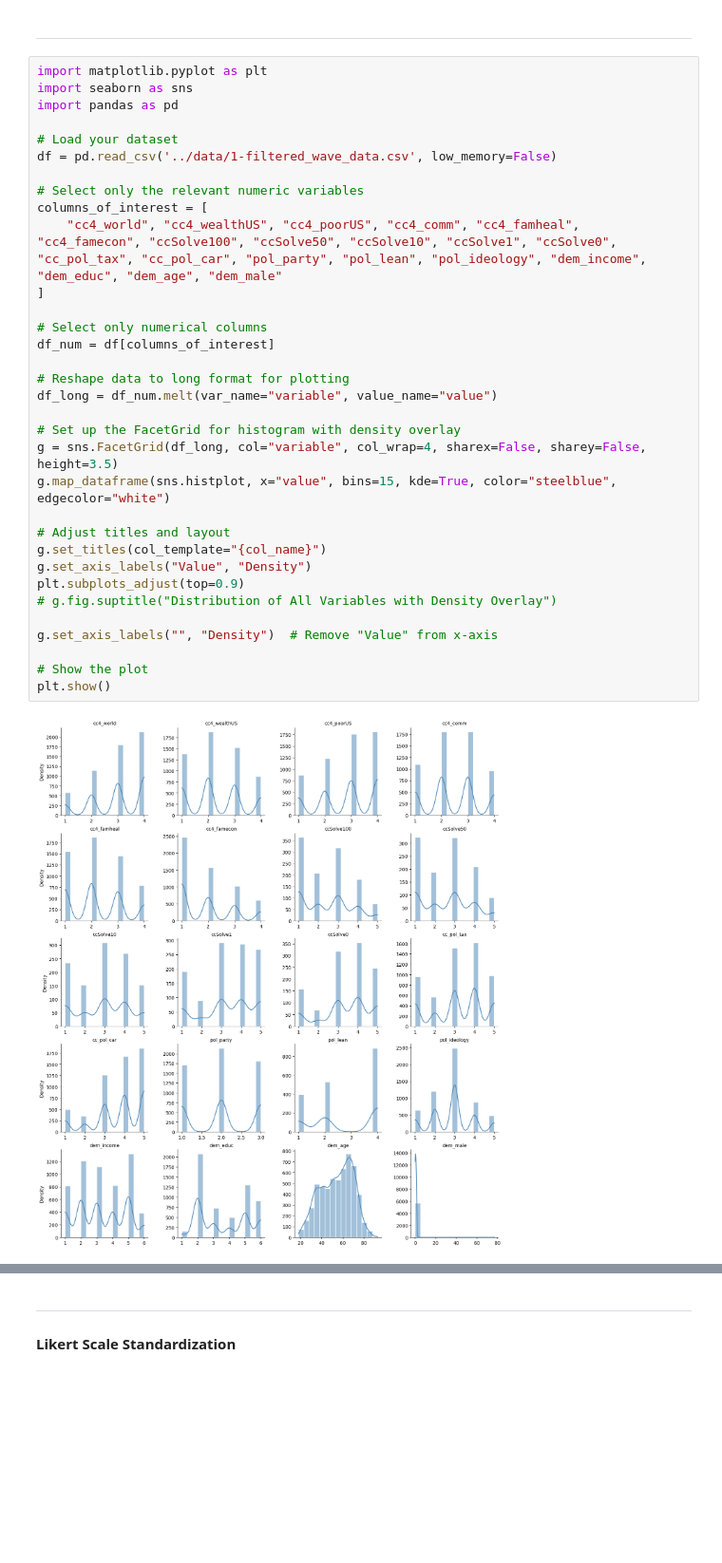
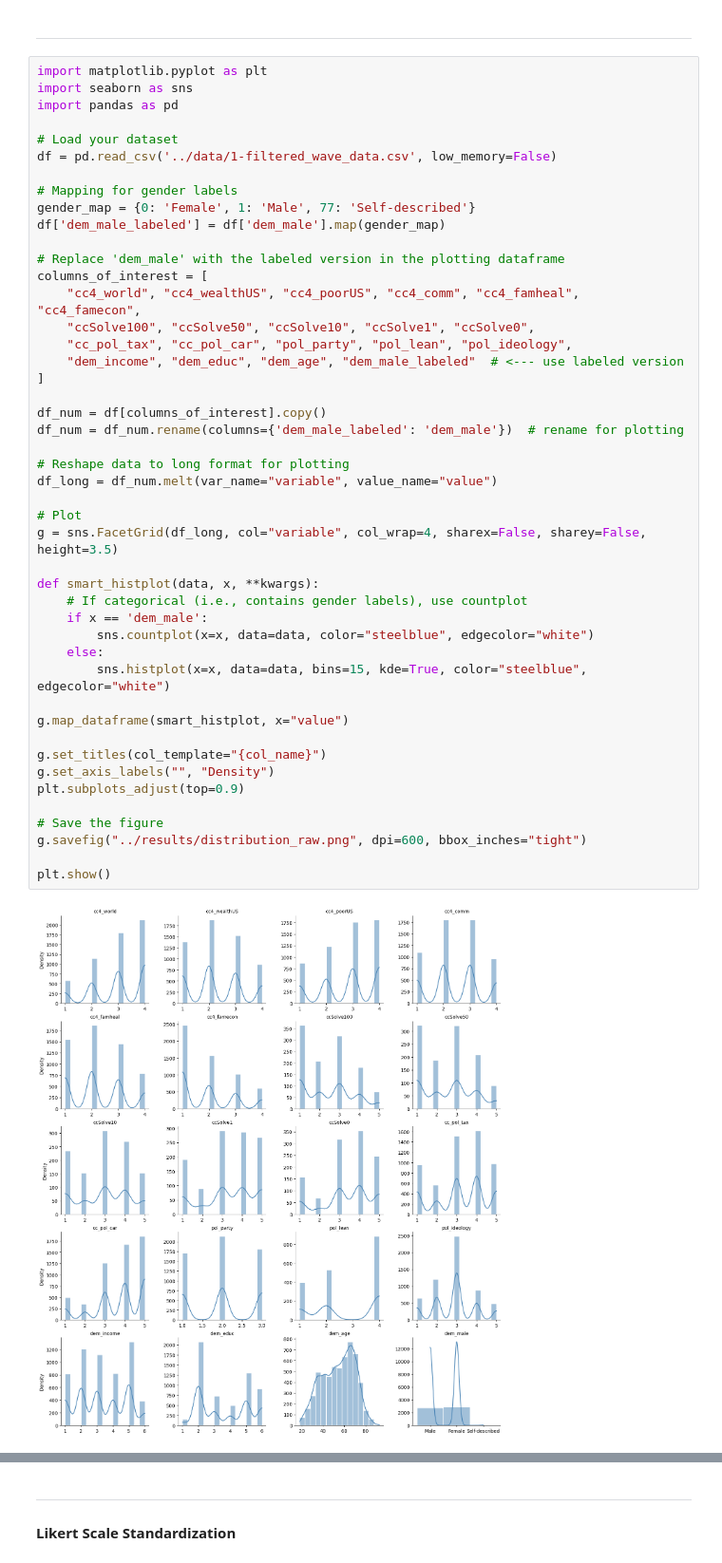
Before and after one commit to paraskevasleivadaros/climate-opinions-and-elections, a Jupyter notebook: notebooks/1-eda.ipynb, the cells around one changed output, grey strips where cells are left out. Shown at 95% size. Saved outputs shown, nothing was run; the diff lists cells and outputs as text; blank space fills up the shorter version.

```diff
--- a/notebooks/1-eda.ipynb
+++ b/notebooks/1-eda.ipynb
@@ -164,35 +164,48 @@ Most variables are complete, except for the following:
 # %%
 import matplotlib.pyplot as plt
 import seaborn as sns
 import pandas as pd
 
 # Load your dataset
 df = pd.read_csv('../data/1-filtered_wave_data.csv', low_memory=False)
 
-# Select only the relevant numeric variables
+# Mapping for gender labels
+gender_map = {0: 'Female', 1: 'Male', 77: 'Self-described'}
+df['dem_male_labeled'] = df['dem_male'].map(gender_map)
+
+# Replace 'dem_male' with the labeled version in the plotting dataframe
 columns_of_interest = [
-    "cc4_world", "cc4_wealthUS", "cc4_poorUS", "cc4_comm", "cc4_famheal", "cc4_famecon", "ccSolve100", "ccSolve50", "ccSolve10", "ccSolve1", "ccSolve0", "cc_pol_tax", "cc_pol_car", "pol_party", "pol_lean", "pol_ideology", "dem_income", "dem_educ", "dem_age", "dem_male"
+    "cc4_world", "cc4_wealthUS", "cc4_poorUS", "cc4_comm", "cc4_famheal", "cc4_famecon",
+    "ccSolve100", "ccSolve50", "ccSolve10", "ccSolve1", "ccSolve0",
+    "cc_pol_tax", "cc_pol_car", "pol_party", "pol_lean", "pol_ideology",
+    "dem_income", "dem_educ", "dem_age", "dem_male_labeled"  # <--- use labeled version
 ]
 
-# Select only numerical columns
-df_num = df[columns_of_interest]
+df_num = df[columns_of_interest].copy()
+df_num = df_num.rename(columns={'dem_male_labeled': 'dem_male'})  # rename for plotting
 
 # Reshape data to long format for plotting
 df_long = df_num.melt(var_name="variable", value_name="value")
 
-# Set up the FacetGrid for histogram with density overlay
+# Plot
 g = sns.FacetGrid(df_long, col="variable", col_wrap=4, sharex=False, sharey=False, height=3.5)
-g.map_dataframe(sns.histplot, x="value", bins=15, kde=True, color="steelblue", edgecolor="white")
 
-# Adjust titles and layout
+def smart_histplot(data, x, **kwargs):
+    # If categorical (i.e., contains gender labels), use countplot
+    if x == 'dem_male':
+        sns.countplot(x=x, data=data, color="steelblue", edgecolor="white")
+    else:
+        sns.histplot(x=x, data=data, bins=15, kde=True, color="steelblue", edgecolor="white")
+
+g.map_dataframe(smart_histplot, x="value")
+
 g.set_titles(col_template="{col_name}")
-g.set_axis_labels("Value", "Density")
+g.set_axis_labels("", "Density")
 plt.subplots_adjust(top=0.9)
-# g.fig.suptitle("Distribution of All Variables with Density Overlay")
 
-g.set_axis_labels("", "Density")  # Remove "Value" from x-axis
+# Save the figure
+g.savefig("../results/distribution_raw.png", dpi=600, bbox_inches="tight")
 
-# Show the plot
 plt.show()
 # %% [output]
-[figure, old version]
+[figure, new version]
```
Also changed, not shown: parts of 3 cells of this notebook, 19 other files.
